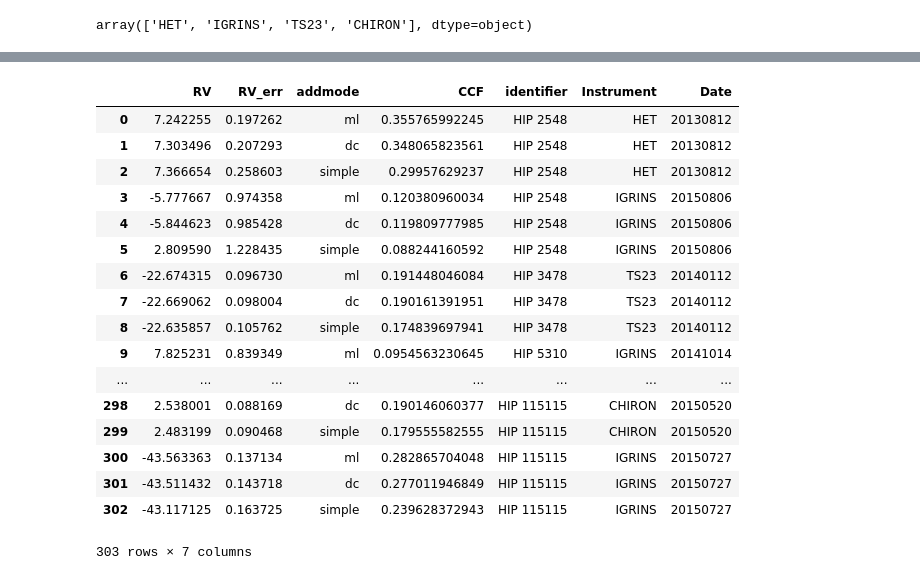
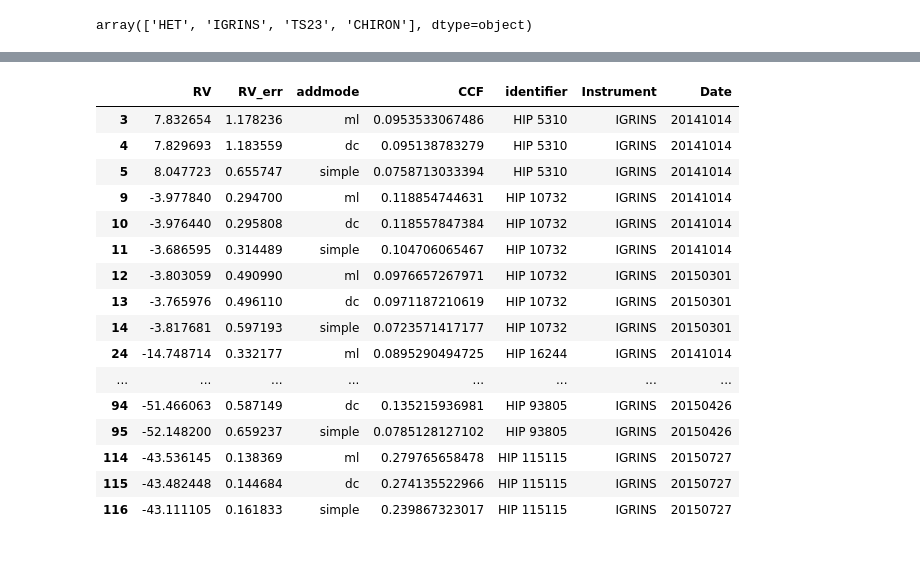
Before and after one commit to kgullikson88/BinaryInference, a Jupyter notebook: CompileCompanionData.ipynb, the cells around one changed output, grey strips where cells are left out. Saved outputs shown, nothing was run; the diff lists cells and outputs as text; code cells hidden in the pictures.

Commit message:
Updated notebooks and their data products.

```diff
--- a/CompileCompanionData.ipynb
+++ b/CompileCompanionData.ipynb
@@ -125,7 +108,3 @@ cols = [u'identifier', u'SpT', u'configuration', u'Instrument', u'Date', u'Tempe
         u'Imaging_Detecton', u'addmode', u'parsed_date', u'Tmeas', u'Tmeas_err']
 detections[cols].to_csv('/home/kgullikson/School/Research/BinaryInference/Companion_Data.csv',
                         encoding='utf-8', sep='|')
-# %%
-import datetime
-t = datetime.datetime(2014, 3, 31) + datetime.timedelta(-1)
-t.year, t.month, t.day
@@ -414,5 +399,7 @@ Removing order 44
 # %%
 rv_data.to_csv('Companion_RV_data.csv', sep='|', encoding='utf-8')
+# %%
+rv_data = pd.read_csv('Companion_RV_data.csv', sep='|')
 # %%
 def plot_ccf(**row):
     ds = hdf_int._interfaces[row['Instrument']].hdf5['{identifier}/{UT_date}/T{Temperature:.0f}_logg4.5_metal{feh:.1f}_addmode-{addmode}_vsini{vsini_sec:.0f}'.format(**row)]
@@ -539,13 +526,22 @@ PhoenixLibrary = dict(HET='/media/ExtraSpace/PhoenixGrid/HRS_Grid.hdf5',
 def remeasure_rv(row):
     # 1. Read in the HDF5 dataset
     row_dict = row.to_dict()
+    path = '{identifier}/{UT_date}/T{Temperature:.0f}_logg4.5_metal{feh:.1f}_addmode-{best_addmode}_vsini{vsini_sec:.0f}'.format(**row_dict)
+    print(path)
+    if path not in hdf_int._interfaces[row['Instrument']].hdf5:
+        path = '{identifier}/{UT_date}/T{Temperature:.0f}_logg4.5_metal{feh:.1f}_addmode-{best_addmode}_vsini{vsini_sec:.1f}'.format(**row_dict)
     try:
-        ds = hdf_int._interfaces[row['Instrument']].hdf5['{identifier}/{UT_date}/T{Temperature:.0f}_logg4.5_metal{feh:.1f}_addmode-{best_addmode}_vsini{vsini_sec:.0f}'.format(**row_dict)]
+        ds = hdf_int._interfaces[row['Instrument']].hdf5[path]
     except KeyError:
-        ds = hdf_int._interfaces[row['Instrument']].hdf5['{identifier}/{UT_date}/T{Temperature:.0f}_logg4.5_metal{feh:.1f}_addmode-{best_addmode}_vsini{vsini_sec:.1f}'.format(**row_dict)]
+        #ds = hdf_int._interfaces[row['Instrument']].hdf5['{identifier}/{UT_date}/T{Temperature:.0f}_logg4.5_metal{feh:.1f}_addmode-{best_addmode}_vsini{vsini_sec:.1f}'.format(**row_dict)]
+        print('Dataset not found for the following row:')
+        print(row)
+        df = pd.DataFrame(data=dict(addmode=None, RV=np.nan, RV_err=np.nan, CCF=np.nan, vbary=np.nan), index=(0,))
+        for key in row.keys():
+            df[key] = row[key]
+        return df
 
     # 2. Get the appropriate model
-    hdf5_file = '/media/ExtraSpace/PhoenixGrid/TS23_Grid.hdf5'
     Tvalues = np.atleast_1d(row['Temperature'])
     metal_values = np.atleast_1d(row['feh'])
     logg_values = np.atleast_1d(4.5)
@@ -591,22 +587,22 @@ def remeasure_rv(row):
         ccf = corr[addmode]
         good = np.abs(ccf.x - ds.attrs['vel_max']) < 25
         #plt.plot(ccf.x[good], ccf.y[good], label=addmode)
-        plt.plot(ccf.x, ccf.y, label=addmode)
+        #plt.plot(ccf.x, ccf.y, label=addmode)
         rv, rv_err, ccf = get_rv(ccf.x[good], ccf.y[good], Npix)
         rv_dict['addmode'].append(addmode)
         rv_dict['RV'].append(rv)
         rv_dict['RV_err'].append(rv_err)
         rv_dict['CCF'].append(ccf)
         rv_dict['vbary'].append(vbary)
-    plt.legend(loc='best', fancybox=True)
+    #plt.legend(loc='best', fancybox=True)
 
     df = pd.DataFrame(data=rv_dict)
     for key in row.keys():
         df[key] = row[key]
     return df
 
-out = []
-for _, row in detections.iterrows():
-    out.append(remeasure_rv(row))
-rv_data = pd.concat(out, ignore_index=True)
+#out = []
+#for _, row in detections.iterrows():
+#    out.append(remeasure_rv(row))
+#rv_data = pd.concat(out, ignore_index=True)
 #rv_data.head()
@@ -623,0 +609,8 @@ KeyboardInterrupt:
+# %%
+MS = SpectralTypeRelations.MainSequence()
+from Correlate import get_rv
+out = []
+for _, row in detections.loc[detections.Instrument == 'IGRINS'].iterrows():
+    out.append(remeasure_rv(row))
+tmp = pd.concat(out, ignore_index=True)
+rv_data.loc[rv_data.Instrument == 'IGRINS'] = tmp
@@ -624,21 +713,20 @@ KeyboardInterrupt:
 # %%
-rv_data[['RV', 'RV_err', 'addmode', 'CCF', 'identifier', 'Instrument', 'Date']]
+rv_data.loc[rv_data.Instrument == 'IGRINS', ['RV', 'RV_err', 'addmode', 'CCF', 'identifier', 'Instrument', 'Date']]
 # %% [output]
 |  | RV | RV_err | addmode | CCF | identifier | Instrument | Date |
-| 0 | 7.242255 | 0.197262 | ml | 0.355765992245 | HIP 2548 | HET | 20130812 |
-| 1 | 7.303496 | 0.207293 | dc | 0.348065823561 | HIP 2548 | HET | 20130812 |
-| 2 | 7.366654 | 0.258603 | simple | 0.29957629237 | HIP 2548 | HET | 20130812 |
-| 3 | -5.777667 | 0.974358 | ml | 0.120380960034 | HIP 2548 | IGRINS | 20150806 |
-| 4 | -5.844623 | 0.985428 | dc | 0.119809777985 | HIP 2548 | IGRINS | 20150806 |
-| 5 | 2.809590 | 1.228435 | simple | 0.088244160592 | HIP 2548 | IGRINS | 20150806 |
-| 6 | -22.674315 | 0.096730 | ml | 0.191448046084 | HIP 3478 | TS23 | 20140112 |
-| 7 | -22.669062 | 0.098004 | dc | 0.190161391951 | HIP 3478 | TS23 | 20140112 |
-| 8 | -22.635857 | 0.105762 | simple | 0.174839697941 | HIP 3478 | TS23 | 20140112 |
-| 9 | 7.825231 | 0.839349 | ml | 0.0954563230645 | HIP 5310 | IGRINS | 20141014 |
+| 3 | 7.832654 | 1.178236 | ml | 0.0953533067486 | HIP 5310 | IGRINS | 20141014 |
+| 4 | 7.829693 | 1.183559 | dc | 0.095138783279 | HIP 5310 | IGRINS | 20141014 |
+| 5 | 8.047723 | 0.655747 | simple | 0.0758713033394 | HIP 5310 | IGRINS | 20141014 |
+| 9 | -3.977840 | 0.294700 | ml | 0.118854744631 | HIP 10732 | IGRINS | 20141014 |
+| 10 | -3.976440 | 0.295808 | dc | 0.118557847384 | HIP 10732 | IGRINS | 20141014 |
+| 11 | -3.686595 | 0.314489 | simple | 0.104706065467 | HIP 10732 | IGRINS | 20141014 |
+| 12 | -3.803059 | 0.490990 | ml | 0.0976657267971 | HIP 10732 | IGRINS | 20150301 |
+| 13 | -3.765976 | 0.496110 | dc | 0.0971187210619 | HIP 10732 | IGRINS | 20150301 |
+| 14 | -3.817681 | 0.597193 | simple | 0.0723571417177 | HIP 10732 | IGRINS | 20150301 |
+| 24 | -14.748714 | 0.332177 | ml | 0.0895290494725 | HIP 16244 | IGRINS | 20141014 |
 | ... | ... | ... | ... | ... | ... | ... | ... |
-| 298 | 2.538001 | 0.088169 | dc | 0.190146060377 | HIP 115115 | CHIRON | 20150520 |
-| 299 | 2.483199 | 0.090468 | simple | 0.179555582555 | HIP 115115 | CHIRON | 20150520 |
-| 300 | -43.563363 | 0.137134 | ml | 0.282865704048 | HIP 115115 | IGRINS | 20150727 |
-| 301 | -43.511432 | 0.143718 | dc | 0.277011946849 | HIP 115115 | IGRINS | 20150727 |
-| 302 | -43.117125 | 0.163725 | simple | 0.239628372943 | HIP 115115 | IGRINS | 20150727 |
+| 94 | -51.466063 | 0.587149 | dc | 0.135215936981 | HIP 93805 | IGRINS | 20150426 |
+| 95 | -52.148200 | 0.659237 | simple | 0.0785128127102 | HIP 93805 | IGRINS | 20150426 |
+| 114 | -43.536145 | 0.138369 | ml | 0.279765658478 | HIP 115115 | IGRINS | 20150727 |
+| 115 | -43.482448 | 0.144684 | dc | 0.274135522966 | HIP 115115 | IGRINS | 20150727 |
+| 116 | -43.111105 | 0.161833 | simple | 0.239867323017 | HIP 115115 | IGRINS | 20150727 |
-303 rows × 7 columns
```
Also changed, not shown: parts of 26 cells of this notebook, 3 other files.
